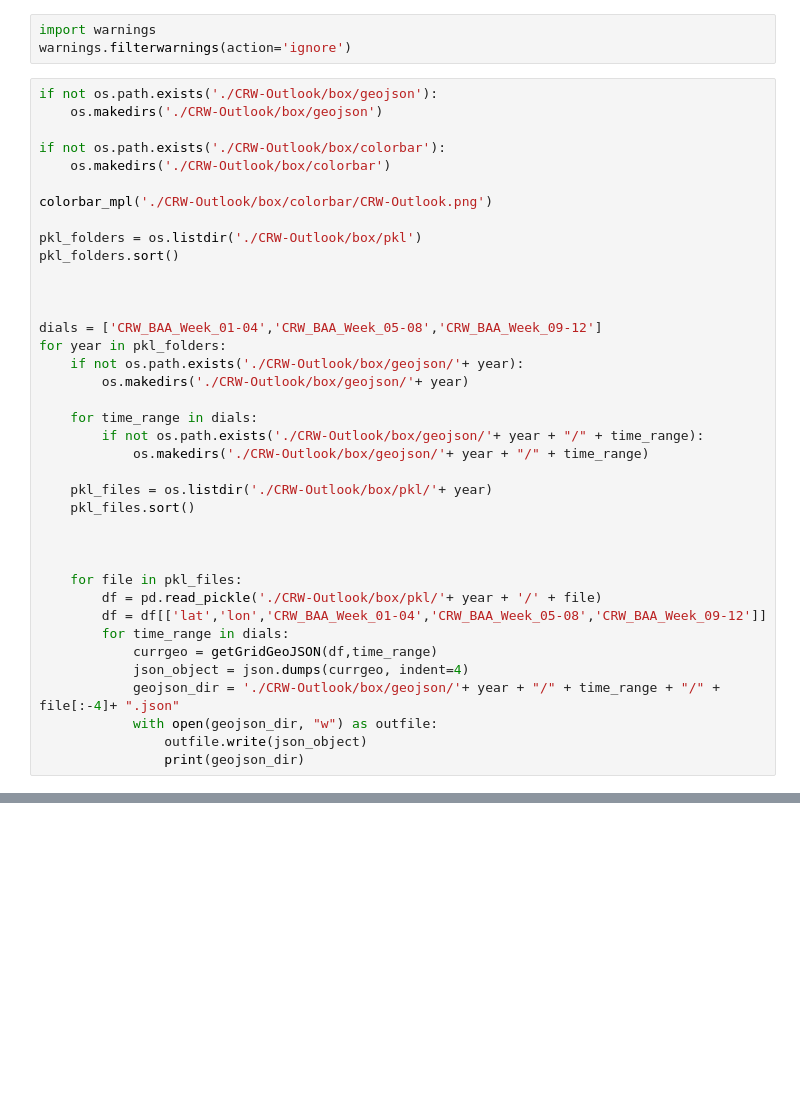
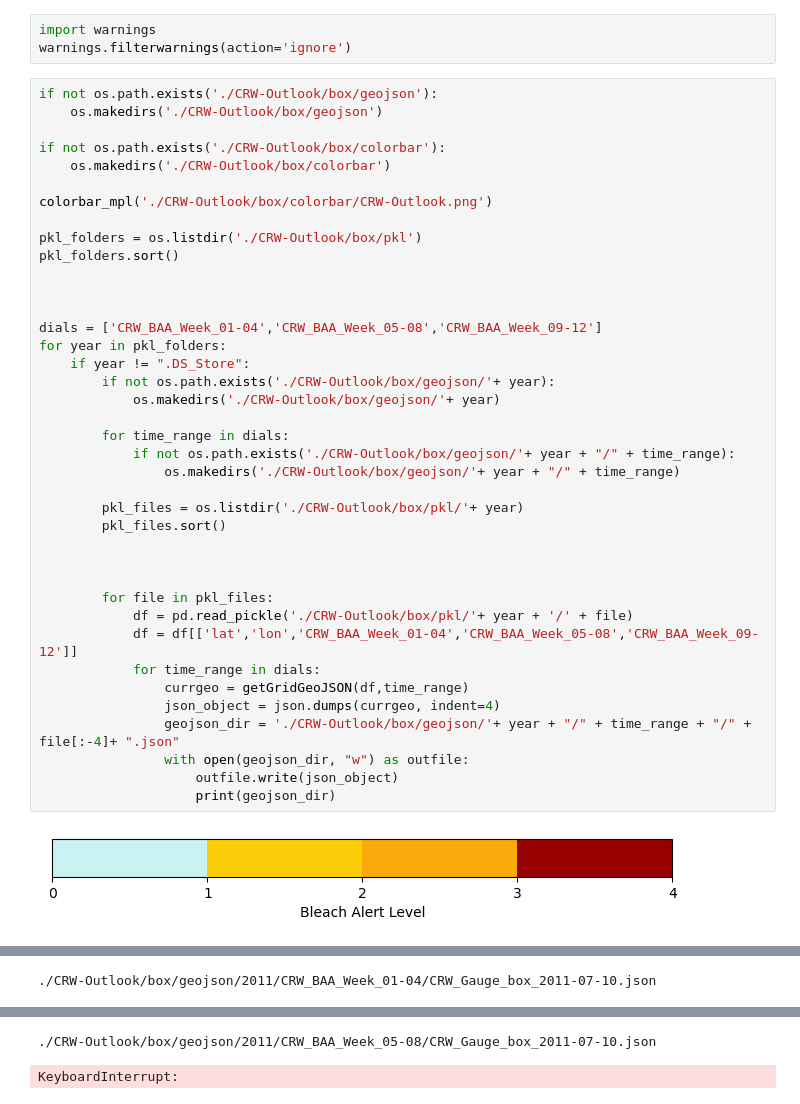
Before and after one commit to onejaelee/Palau-Graphics, a Jupyter notebook: CFS-CRW/crwOutlookGraphic.ipynb, the cells around one changed output, grey strips where cells are left out. Cells and saved outputs as stored; diff of their text form; blank space fills up the shorter version.

```diff
--- a/CFS-CRW/crwOutlookGraphic.ipynb
+++ b/CFS-CRW/crwOutlookGraphic.ipynb
@@ -305,38 +305,41 @@ warnings.filterwarnings(action='ignore')
 # %%
 if not os.path.exists('./CRW-Outlook/box/geojson'):
     os.makedirs('./CRW-Outlook/box/geojson')
 
 if not os.path.exists('./CRW-Outlook/box/colorbar'):
     os.makedirs('./CRW-Outlook/box/colorbar')
 
 colorbar_mpl('./CRW-Outlook/box/colorbar/CRW-Outlook.png')
 
 pkl_folders = os.listdir('./CRW-Outlook/box/pkl')
 pkl_folders.sort()
 
 
 
 dials = ['CRW_BAA_Week_01-04','CRW_BAA_Week_05-08','CRW_BAA_Week_09-12']
 for year in pkl_folders:
-    if not os.path.exists('./CRW-Outlook/box/geojson/'+ year):
-        os.makedirs('./CRW-Outlook/box/geojson/'+ year)
+    if year != ".DS_Store":
+        if not os.path.exists('./CRW-Outlook/box/geojson/'+ year):
+            os.makedirs('./CRW-Outlook/box/geojson/'+ year)
 
-    for time_range in dials:
-        if not os.path.exists('./CRW-Outlook/box/geojson/'+ year + "/" + time_range):
-            os.makedirs('./CRW-Outlook/box/geojson/'+ year + "/" + time_range)
+        for time_range in dials:
+            if not os.path.exists('./CRW-Outlook/box/geojson/'+ year + "/" + time_range):
+                os.makedirs('./CRW-Outlook/box/geojson/'+ year + "/" + time_range)
 
-    pkl_files = os.listdir('./CRW-Outlook/box/pkl/'+ year)
-    pkl_files.sort()
+        pkl_files = os.listdir('./CRW-Outlook/box/pkl/'+ year)
+        pkl_files.sort()
 
 
 
-    for file in pkl_files:
-        df = pd.read_pickle('./CRW-Outlook/box/pkl/'+ year + '/' + file)
-        df = df[['lat','lon','CRW_BAA_Week_01-04','CRW_BAA_Week_05-08','CRW_BAA_Week_09-12']]
-        for time_range in dials:
-            currgeo = getGridGeoJSON(df,time_range)
-            json_object = json.dumps(currgeo, indent=4)
-            geojson_dir = './CRW-Outlook/box/geojson/'+ year + "/" + time_range + "/" + file[:-4]+ ".json"
-            with open(geojson_dir, "w") as outfile:
-                outfile.write(json_object)
-                print(geojson_dir)
+        for file in pkl_files:
+            df = pd.read_pickle('./CRW-Outlook/box/pkl/'+ year + '/' + file)
+            df = df[['lat','lon','CRW_BAA_Week_01-04','CRW_BAA_Week_05-08','CRW_BAA_Week_09-12']]
+            for time_range in dials:
+                currgeo = getGridGeoJSON(df,time_range)
+                json_object = json.dumps(currgeo, indent=4)
+                geojson_dir = './CRW-Outlook/box/geojson/'+ year + "/" + time_range + "/" + file[:-4]+ ".json"
+                with open(geojson_dir, "w") as outfile:
+                    outfile.write(json_object)
+                    print(geojson_dir)
+# %% [output]
+[figure, added]
@@ -342,0 +347 @@ for year in pkl_folders:
+./CRW-Outlook/box/geojson/2011/CRW_BAA_Week_01-04/CRW_Gauge_box_2011-07-10.json
@@ -342,0 +349,2 @@ for year in pkl_folders:
+./CRW-Outlook/box/geojson/2011/CRW_BAA_Week_05-08/CRW_Gauge_box_2011-07-10.json
+KeyboardInterrupt:
```
Also changed, not shown: parts of 3 cells of this notebook.
